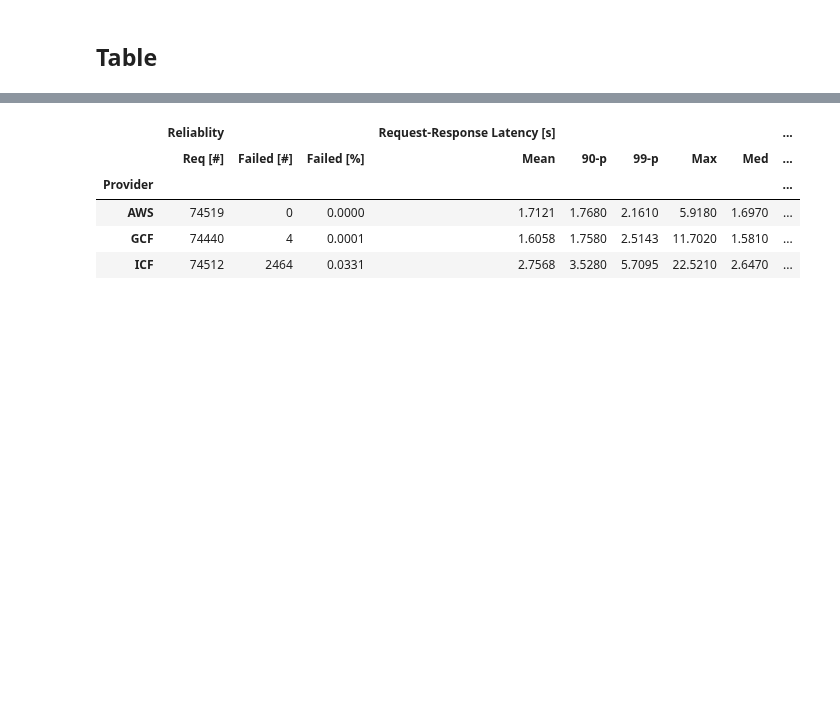
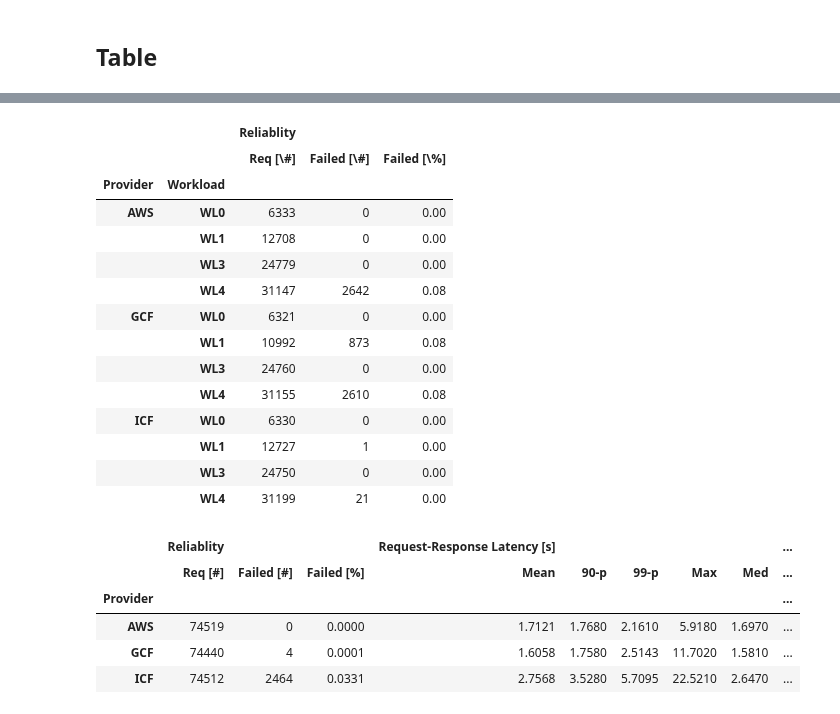
Before and after one commit to tawalaya/FaaSElasticityEngineering, a Jupyter notebook: ACR.ipynb, the cells around one changed output, grey strips where cells are left out. Cells and saved outputs as stored; diff of their text form; code cells hidden in the pictures; blank space fills up the shorter version.

```diff
--- a/ACR.ipynb
+++ b/ACR.ipynb
@@ -426,3 +408,21 @@ df
+# %%
+r_old
+# %% [output]
+|  |  | Reliablity |  |  |
+|  |  | Req [\#] | Failed [\#] | Failed [\%] |
+| Provider | Workload |  |  |  |
+| AWS | WL0 | 6333 | 0 | 0.00 |
+|  | WL1 | 12708 | 0 | 0.00 |
+|  | WL3 | 24779 | 0 | 0.00 |
+|  | WL4 | 31147 | 2642 | 0.08 |
+| GCF | WL0 | 6321 | 0 | 0.00 |
+|  | WL1 | 10992 | 873 | 0.08 |
+|  | WL3 | 24760 | 0 | 0.00 |
+|  | WL4 | 31155 | 2610 | 0.08 |
+| ICF | WL0 | 6330 | 0 | 0.00 |
+|  | WL1 | 12727 | 1 | 0.00 |
+|  | WL3 | 24750 | 0 | 0.00 |
+|  | WL4 | 31199 | 21 | 0.00 |
 # %%
 p_new,r_new = createMetrics(all_new,["aws","gcf","ibm"],["0,0,0.5","0,0,1","60,60,1","60,60,0.5"],[1],["Provider"],True)
 #Failiur Global
```
Also changed, not shown: parts of 9 cells of this notebook, 8 other files.
